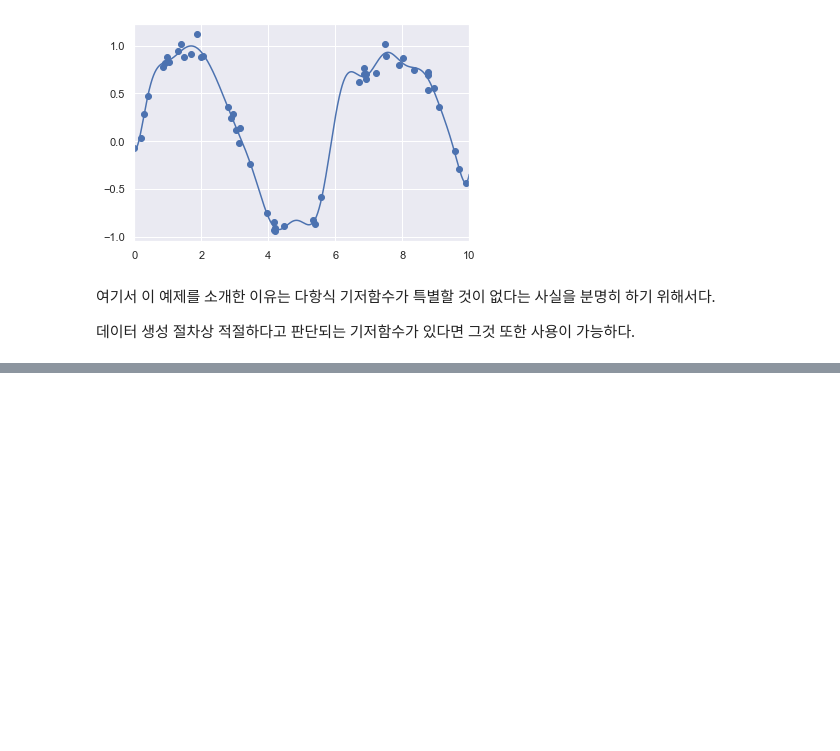
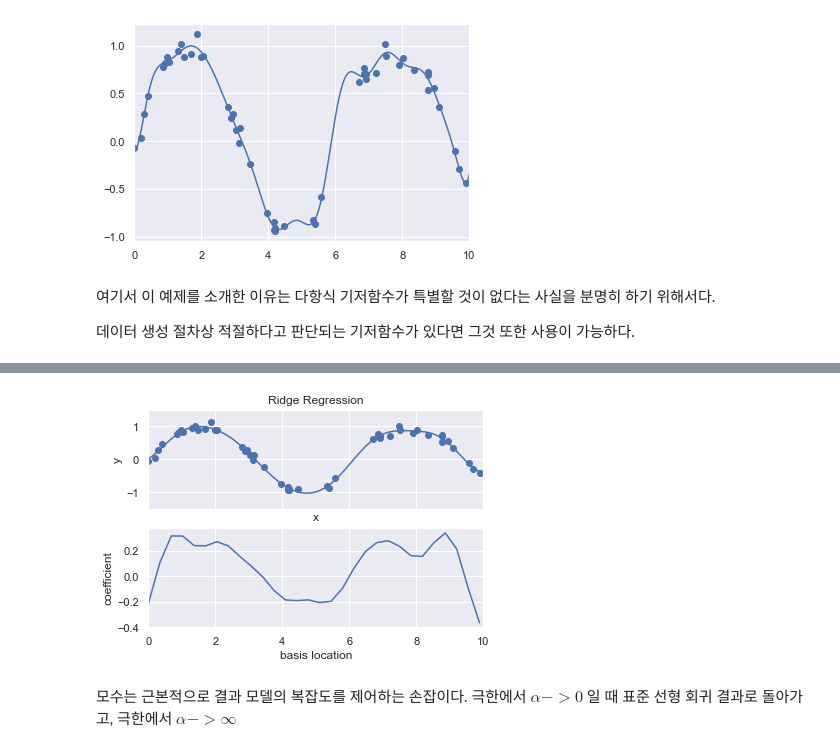
Before and after one commit to jiyeoon/TIL, a Jupyter notebook: data_science_handbook/선형회귀.ipynb, the cells around one changed output, grey strips where cells are left out. Drawn from its saved outputs; the diff is of its cells as text; code cells hidden in the pictures; blank space fills up the shorter version.

```diff
--- a/data_science_handbook/선형회귀.ipynb
+++ b/data_science_handbook/선형회귀.ipynb
@@ -173,0 +188,22 @@ plt.xlim(0, 10)
+# %%
+def basis_plot(model, title=None):
+    fig, ax = plt.subplots(2, sharex=True)
+    model.fit(x[:, np.newaxis], y)
+    ax[0].scatter(x, y)
+    ax[0].plot(xfit, model.predict(xfit[:, np.newaxis]))
+    ax[0].set(xlabel='x', ylabel='y', ylim=(-1.5, 1.5))
+
+    if title:
+        ax[0].set_title(title)
+
+    ax[1].plot(model.steps[0][1].centers_, model.steps[1][1].coef_)
+    ax[1].set(xlabel='basis location', ylabel='coefficient', xlim=(0, 10))
+# %%
+from sklearn.linear_model import Ridge
+
+model = make_pipeline(GaussianFeatures(30), Ridge(alpha=0.1))
+basis_plot(model, title='Ridge Regression')
+# %% [output]
+[figure, added]
+# %% [markdown]
+모수는 근본적으로 결과 모델의 복잡도를 제어하는 손잡이다. 극한에서 $\alpha -> 0$ 일 때 표준 선형 회귀 결과로 돌아가고, 극한에서 $\alpha -> \infty$
```
Also changed, not shown: parts of 1 cell of this notebook.
